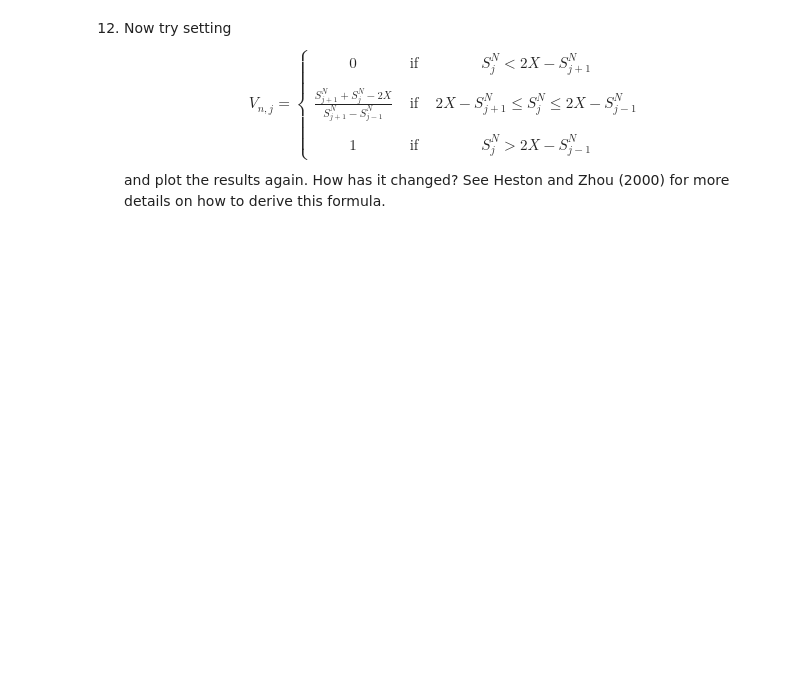
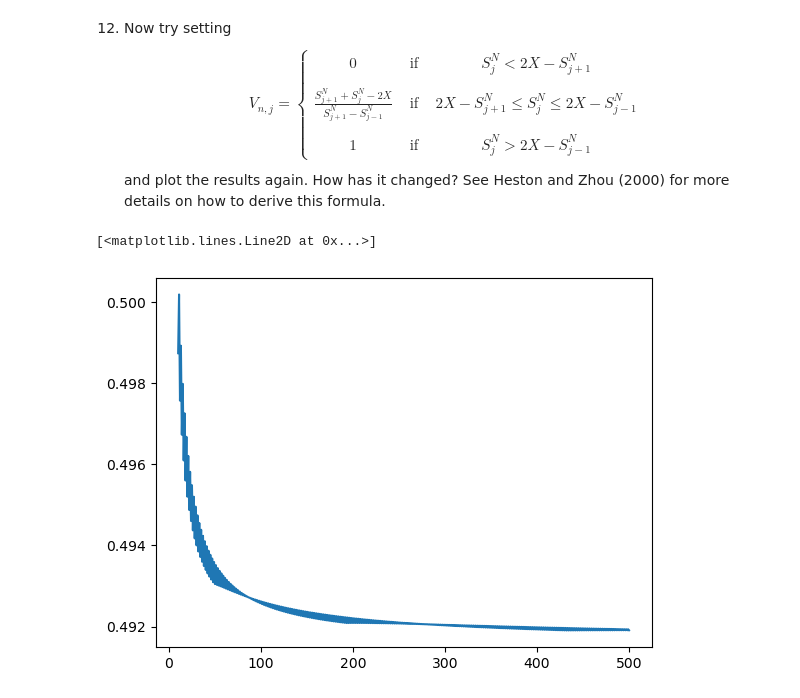
Before and after one commit to pjohno/MATH60082-python, a Jupyter notebook: MATH60082-lab-workbook-7.ipynb, the cells around one changed output. Drawn from its saved outputs; the diff is of its cells as text; code cells hidden in the pictures; blank space fills up the shorter version.

```diff
--- a/MATH60082-lab-workbook-7.ipynb
+++ b/MATH60082-lab-workbook-7.ipynb
@@ -89,3 +268,27 @@ V_{n,j} = \left\{\begin{array}{ccc}
 \end{array}\right.
 $$
 and plot the results again. How has it changed? See Heston and Zhou (2000) for more details on how to derive this formula.
+# %%
+def averagePayoff(Sj,X,T,sigma,n):
+    dt = T/n
+    u = numpy.exp(sigma*numpy.sqrt(dt))
+    if Sj < 2*X - u*u*Sj:
+        return 0.0
+    elif Sj > 2*X - Sj/u/u:
+        return 1.0
+    else:
+        return (u*u*Sj + Sj - 2*X) / (u*u*Sj - Sj/(u*u))
+# %%
+no_of_results = 491
+S_0 = 97.153
+nArray = numpy.zeros(no_of_results)
+vArray = numpy.zeros(no_of_results)
+for i in range(0,no_of_results):
+    n=10+i
+    nArray[i] = n
+    vArray[i] = binomialBlackScholesV2(S_0,T,r,sigma,lambda S:averagePayoff(S,X,T,sigma,n),n)
+# %%
+plt.plot(nArray,vArray)
+# %% [output]
+[<matplotlib.lines.Line2D at 0x...>]
+[figure, added]
```
Also changed, not shown: parts of 16 cells of this notebook, 1 other file.
